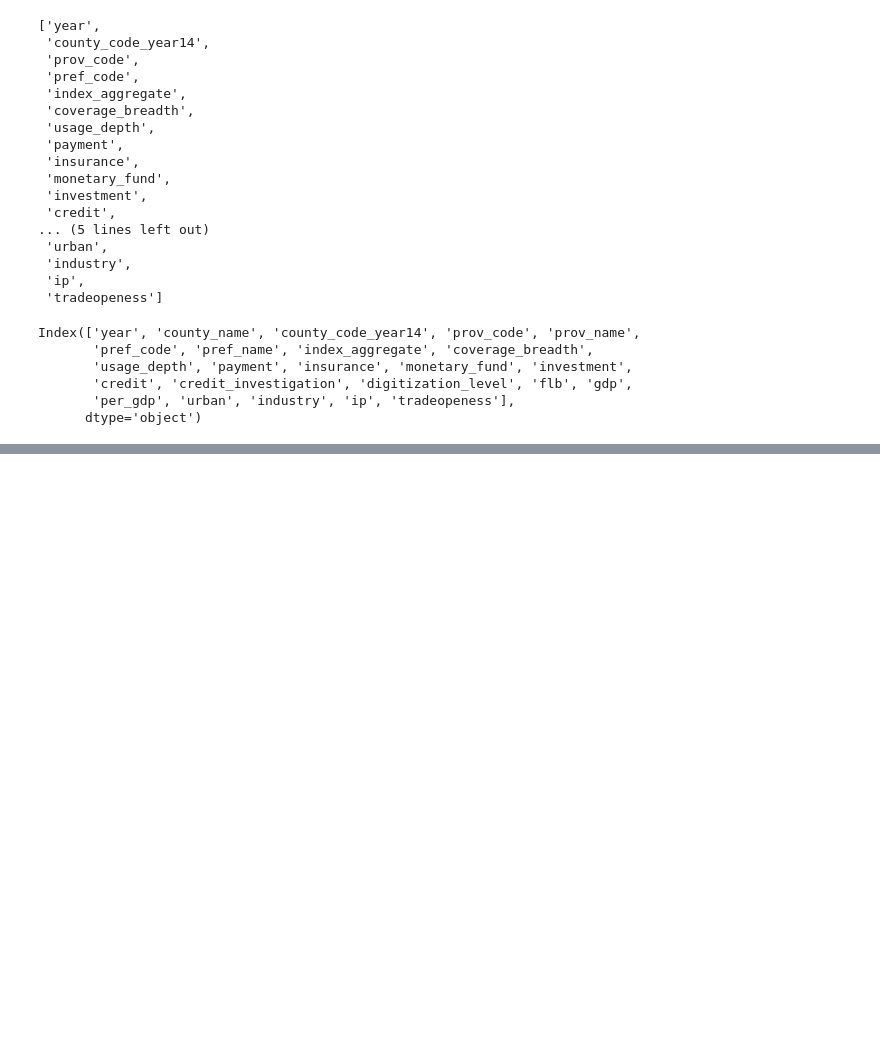
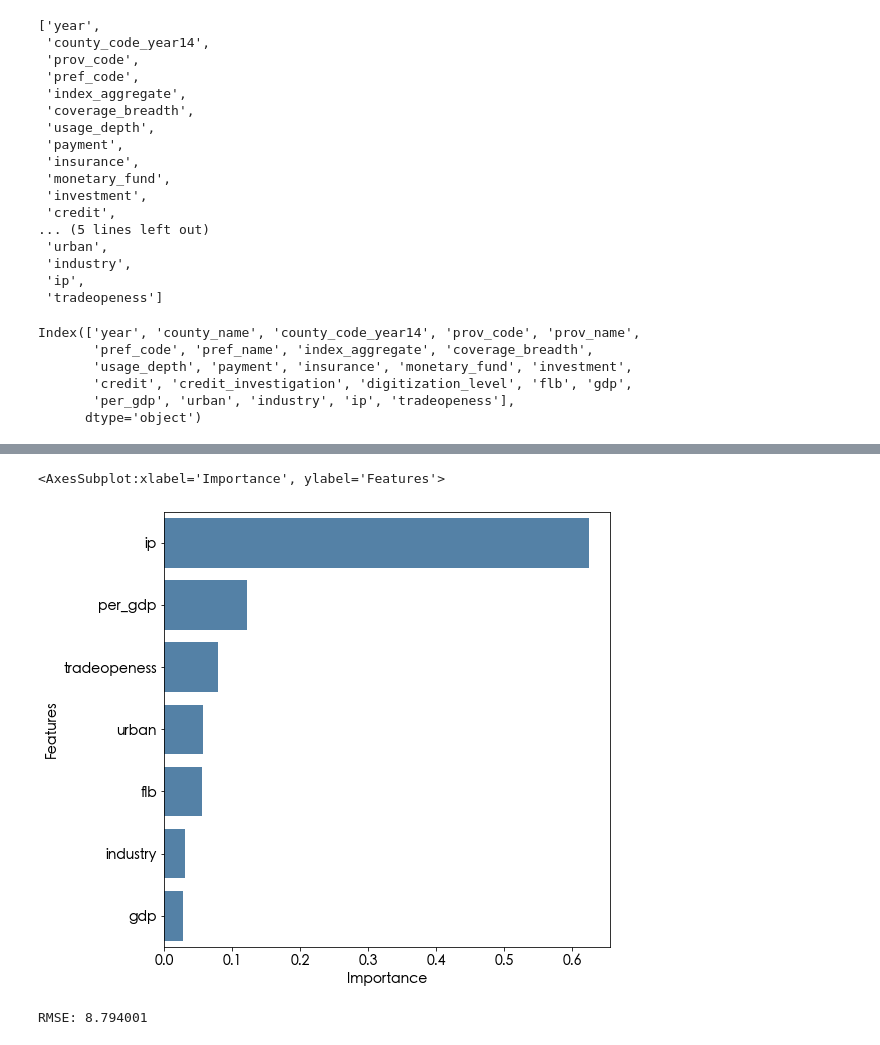
Before and after one commit to MariamAmmar/China_Fintech_Project, a Jupyter notebook: China_Fintech_Project/eda.ipynb, the cells around one changed output, grey strips where cells are left out. Saved outputs shown, nothing was run; the diff lists cells and outputs as text; code cells hidden in the pictures; blank space fills up the shorter version.

```diff
--- a/China_Fintech_Project/eda.ipynb
+++ b/China_Fintech_Project/eda.ipynb
@@ -336,0 +349,10 @@ plt.show()
+# %%
+from sklearn.ensemble import RandomForestRegressor
+import numpy as np
+#Load boston housing dataset as an example
+
+rf = RandomForestRegressor()
+rf.fit(X, y)
+print( "Features sorted by their importances:")
+print(sorted(zip(map(lambda x: round(x, 4), rf.feature_importances_), X.columns),
+             reverse=True))
@@ -336,0 +366,3 @@ plt.show()
+# %%
+importance_list = sorted(zip(map(lambda x: round(x, 4), rf.feature_importances_), X.columns),
+             reverse=True)
@@ -336,0 +379,2 @@ plt.show()
+# %%
+imps = pd.DataFrame(importance_list,columns=["Importance","Features"])
@@ -336,0 +392,20 @@ plt.show()
+# %%
+plt.rcParams['figure.figsize'] = [8, 8]
+sns.barplot(x="Importance", y="Features", data=imps,color="steelblue")
+# %% [output]
+<AxesSubplot:xlabel='Importance', ylabel='Features'>
+[figure, added]
+# %%
+from sklearn.model_selection import train_test_split
+
+X_train, X_test, y_train, y_test = train_test_split(X, y, test_size=0.2, random_state=1)
+
+rf_model = RandomForestRegressor()
+rf_model.fit(X_train,y_train)
+
+preds = rf_model.predict(X_test)
+
+rmse = np.sqrt(mean_squared_error(y_test, preds))
+print("RMSE: %f" % (rmse))
+# %% [output]
+RMSE: 8.794001
```
Also changed, not shown: parts of 27 cells of this notebook, 1 other file.
